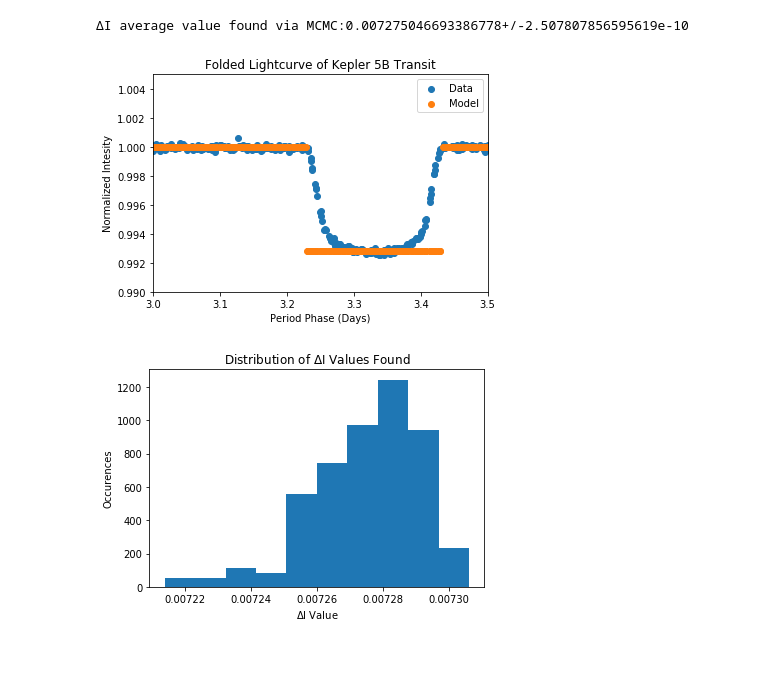
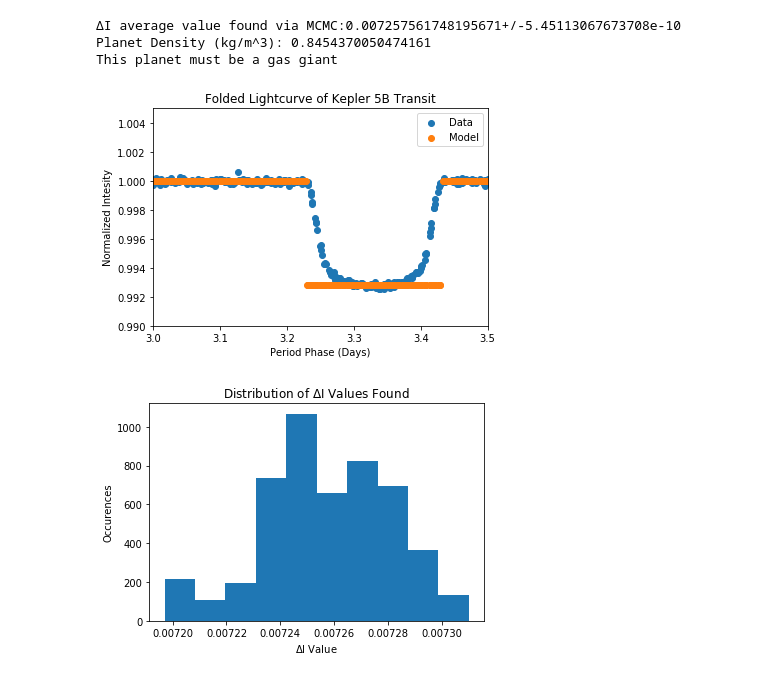
Before and after one commit to zrd7527/ASTP720, a Jupyter notebook: ASTP720_HW7.ipynb, the cells around one changed output. Cells and saved outputs as stored; diff of their text form; code cells hidden in the pictures.

```diff
--- a/ASTP720_HW7.ipynb
+++ b/ASTP720_HW7.ipynb
@@ -9,21 +9,29 @@ Problem 1 & Bonus
 import numpy as np
 import matplotlib.pyplot as plt
 
-def FindRadius(I, deltaI):
+def FindRadius(I, deltaI, Rcoeff):
     '''
     Finds the radius of a transiting planet given the star's intensity and the change
     in intensity
     Inputs:
         I - Star intensity
         deltaI - Change in star's intensity
+        Rceoeff - Radius of star in solar radii
     Returns:
         Rp - Radius of the planet
     '''
     Rsun = 6.96e10  #Solar radius in cm
-    Rstar = 1.79*Rsun
+    Rstar = Rcoeff*Rsun
     squared = (deltaI/I)*Rstar**2
     Rp = (squared)**(1/2)
     return(Rp)
+
+def Kep3(P):
+    G = 6.67e-11   #kgs units
+    Msun = 1.99e30 #kg
+    T = P*86400    #Period in seconds
+    a = ((T**2)*(G*Msun)/(4*np.pi**2))**(1/3)
+    return(a)
 
 def ChiSquare(data, signal, error):
     '''
@@ -33,7 +41,7 @@ def ChiSquare(data, signal, error):
         signal - Array of model intensity values
         error - Array of data errors
     Returns:
-        chi - Chi-square value
+        chi/len(data) - Chi-square value
     '''
     if len(data) != len(signal):
         raise ValueError('Model and Data Arrays are not Equal Length')
@@ -157,33 +165,47 @@ def main():
             pass
         else:
             time.append(float(splitline[0])-2400000.5)   #Convert from JD to MJD
             phase.append(time[-1] % P)
             flux.append(float(splitline[1]))
     sigma = RMS(times = time, data = flux, P = P, I = I, lim = 3.2)   #Calculate RMS variation of data
     error = []
     for i in range(len(flux)):
         error.append(sigma)
     plt.figure(1)
     plt.scatter(phase, flux)
     plt.ylim(0.990, 1.005)   #Zoom in on light curve
     plt.xlim(3.0, 3.5)
     labels = ('Data', 'Model')
     plt.title('Folded Lightcurve of Kepler 5B Transit')
     plt.ylabel('Normalized Intesity')
     plt.xlabel('Period Phase (Days)')
     guess = [0.2, 3.23, 0.00725]
     params = MetropolisHastings(times = time, data = flux, error = error, P = P, guess = guess, I = I, loop = 5000)
     model = CreateModel(times = time, P = P, w = params[0][-1], tref = params[1][-1], I = I, deltaI = params[2][-1])
     plt.scatter(phase, model)
     plt.legend(labels = labels)
     plt.figure(2)
     plt.hist(params[2])
     plt.title('Distribution of $\Delta$I Values Found')
     plt.ylabel('Occurences')
     plt.xlabel('$\Delta$I Value')
-    print('\u0394I average value found via MCMC:' + str(np.average(params[2])) + '+/-' + str(np.var(params[2])))
+    AvDeltaI = np.average(params[2])
+    print('\u0394I average value found via MCMC:' + str(AvDeltaI) + '+/-' + str(np.var(params[2])))
+    Rp = FindRadius(I = I, deltaI = AvDeltaI, Rcoeff = 1.79)
+    a = Kep3(P = P)
+    vstar = 220e3   #Radial velocity of star
+    Msun = 1.99e30
+    Mstar = 1.35*Msun
+    vp = 2*np.pi*a/(P*86400)
+    Mp = Mstar*vstar/vp
+    Vp = (4/3)*np.pi*Rp**3
+    rhop = Mp/Vp
+    print('Planet Density (kg/m^3): ' + str(rhop))
+    print('This planet must be a gas giant')
 main()
 # %% [output]
-ΔI average value found via MCMC:0.007275046693386778+/-2.507807856595619e-10
+ΔI average value found via MCMC:0.007257561748195671+/-5.45113067673708e-10
+Planet Density (kg/m^3): 0.8454370050474161
+This planet must be a gas giant
 [figure]
-[figure, old version]
+[figure, new version]
```
